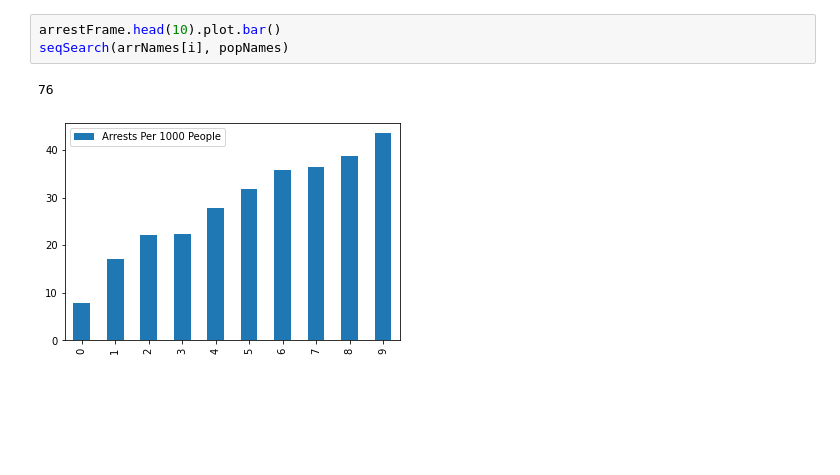
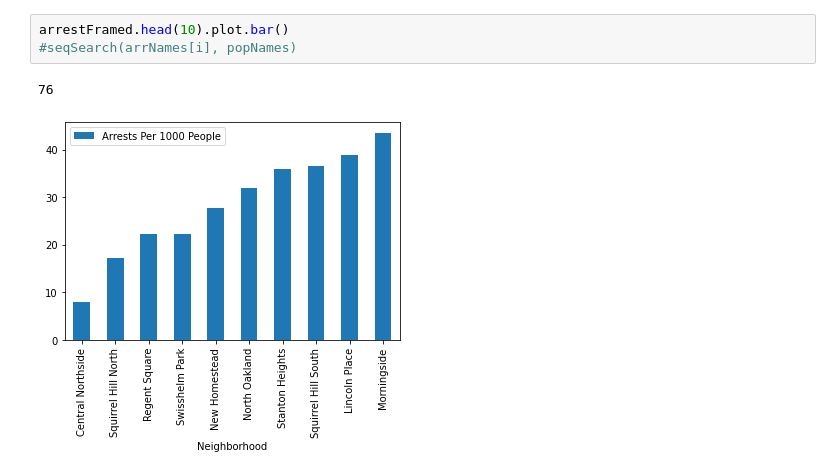
Before and after one commit to SelaseTedjameMortty/cmpinf0010final, a Jupyter notebook: arrests.ipynb, the cells around one changed output. Cells and saved outputs as stored; diff of their text form; blank space fills up the shorter version.

```diff
--- a/arrests.ipynb
+++ b/arrests.ipynb
@@ -65,6 +153,6 @@ print(safetyScoreDict)
 # %%
-arrestFrame.head(10).plot.bar()
-seqSearch(arrNames[i], popNames)
+arrestFramed.head(10).plot.bar()
+#seqSearch(arrNames[i], popNames)
 # %% [output]
 76
-[figure, old version]
+[figure, new version]
```
Also changed, not shown: parts of 8 cells of this notebook, 2 other files.
